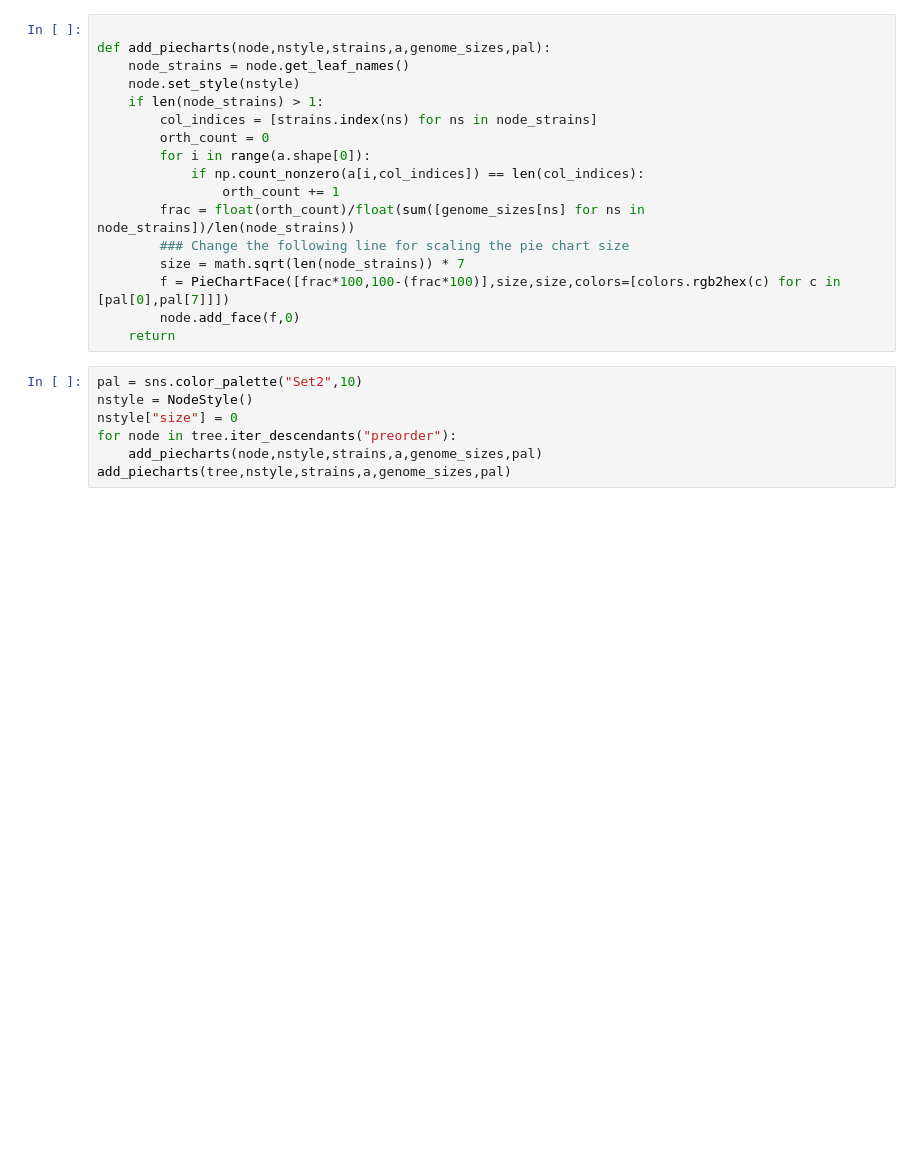
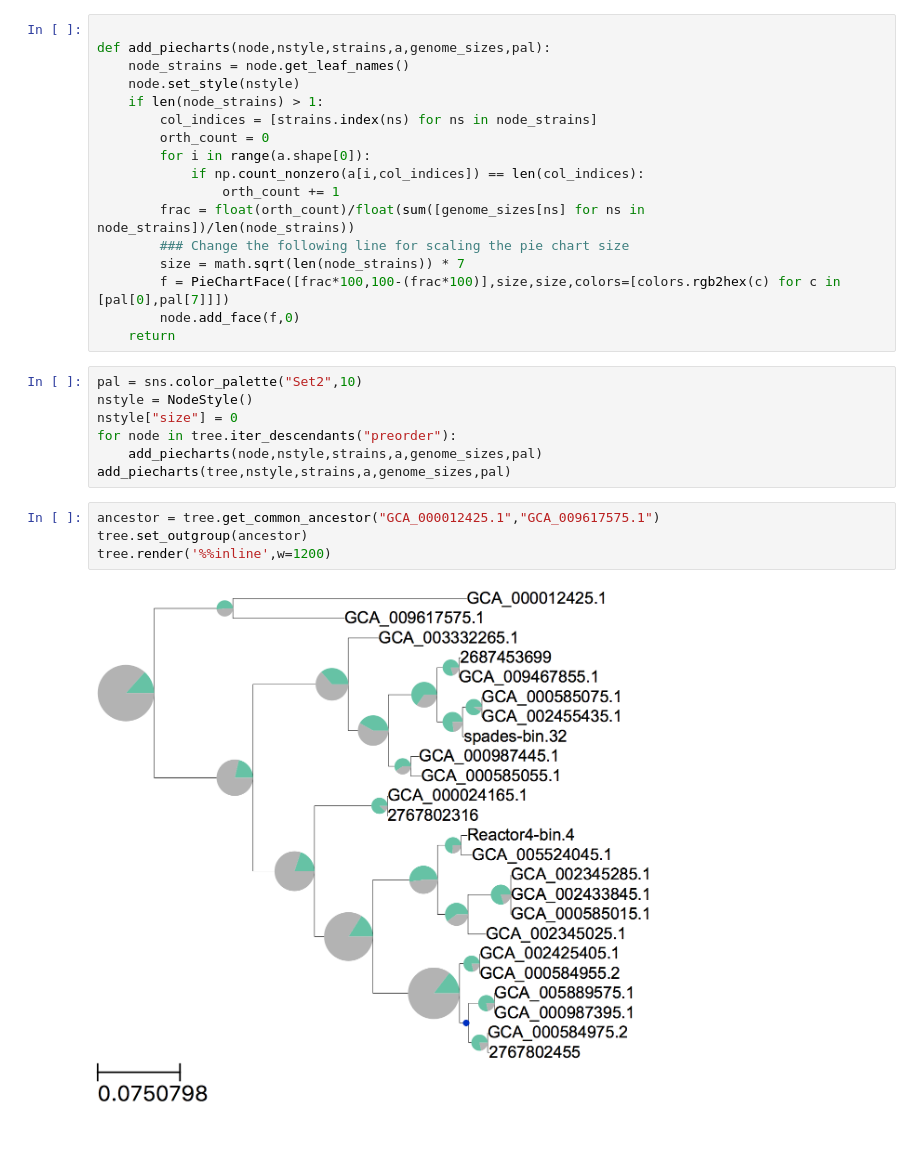
Before and after one commit to elizabethmcd/R3R4, a Jupyter notebook: notebooks/accumulibacter_comparisons_pypar.ipynb, the cells around one changed output. Drawn from its saved outputs; the diff is of its cells as text; blank space fills up the shorter version.

```diff
--- a/notebooks/accumulibacter_comparisons_pypar.ipynb
+++ b/notebooks/accumulibacter_comparisons_pypar.ipynb
@@ -51,3 +51,9 @@ nstyle["size"] = 0
 for node in tree.iter_descendants("preorder"):
     add_piecharts(node,nstyle,strains,a,genome_sizes,pal)
 add_piecharts(tree,nstyle,strains,a,genome_sizes,pal)
+# %%
+ancestor = tree.get_common_ancestor("GCA_000012425.1","GCA_009617575.1")
+tree.set_outgroup(ancestor)
+tree.render('%%inline',w=1200)
+# %% [output]
+[figure, added]
```
Also changed, not shown: parts of 8 cells of this notebook, 1 other file.
